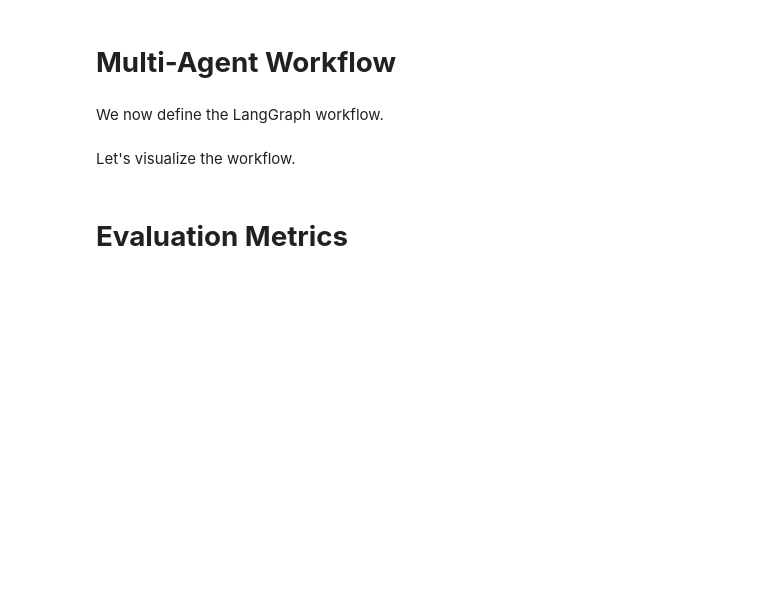
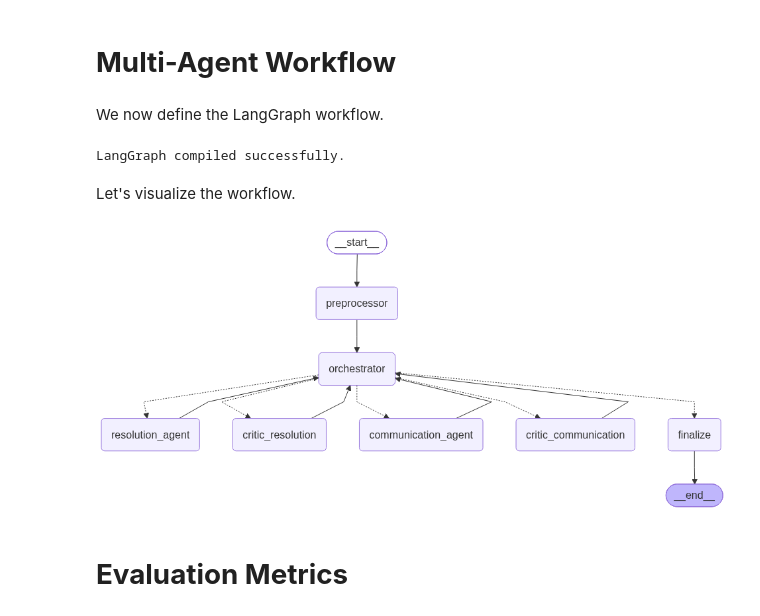
Before and after one commit to bootstrap0/ai-agents, a Jupyter notebook: Project_3_Full_CODE.ipynb, the cells around one changed output. Saved outputs shown, nothing was run; the diff lists cells and outputs as text; code cells hidden in the pictures; blank space fills up the shorter version.

```diff
--- a/Project_3_Full_CODE.ipynb
+++ b/Project_3_Full_CODE.ipynb
@@ -1353,2 +1351,53 @@ We now define the LangGraph workflow.
+# %%
+def route_from_orchestrator(state: UnifiedAgentState) -> str:
+    """Read next_agent from state for conditional routing."""
+    # Orchestrator sets this field; defaults to finalize as a safety fallback
+    return state.get("next_agent", "finalize")
+# %%
+# Initialize the state graph with the unified state schema
+workflow = StateGraph(UnifiedAgentState)
+
+# Register all nodes in the pipeline
+workflow.add_node("preprocessor", preprocessor_node)
+workflow.add_node("orchestrator", orchestrator_node)
+workflow.add_node("resolution_agent", resolution_agent_node)
+workflow.add_node("critic_resolution", critic_resolution_node)
+workflow.add_node("communication_agent", communication_agent_node)
+workflow.add_node("critic_communication", critic_communication_node)
+workflow.add_node("finalize", finalize_node)
+
+# Pipeline starts with the preprocessor
+workflow.set_entry_point("preprocessor")
+
+# Preprocessor always goes to orchestrator first
+workflow.add_edge("preprocessor", "orchestrator")
+
+# All agents return to orchestrator after execution (hub-and-spoke pattern)
+workflow.add_edge("resolution_agent", "orchestrator")
+workflow.add_edge("critic_resolution", "orchestrator")
+workflow.add_edge("communication_agent", "orchestrator")
+workflow.add_edge("critic_communication", "orchestrator")
+
+# Orchestrator decides the next step based on state.next_agent
+workflow.add_conditional_edges(
+    "orchestrator",
+    route_from_orchestrator,
+    {
+        "resolution_agent": "resolution_agent",
+        "critic_resolution": "critic_resolution",
+        "communication_agent": "communication_agent",
+        "critic_communication": "critic_communication",
+        "finalize": "finalize"
+    }
+)
+
+# Finalize terminates the graph
+workflow.add_edge("finalize", END)
+
+# Compile the graph into an executable application
+app = workflow.compile()
+print("LangGraph compiled successfully.")
+# %% [output]
+LangGraph compiled successfully.
 # %% [markdown]
 Let's visualize the workflow.
@@ -1357,3 +1404,8 @@ Let's visualize the workflow.
+# %%
+# Render the workflow graph as a visual diagram
+Image(app.get_graph().draw_mermaid_png())
+# %% [output]
+[figure, added]
 # %% [markdown]
 # **Evaluation Metrics**
 # %% [markdown]
```
Also changed, not shown: parts of 26 cells of this notebook.
